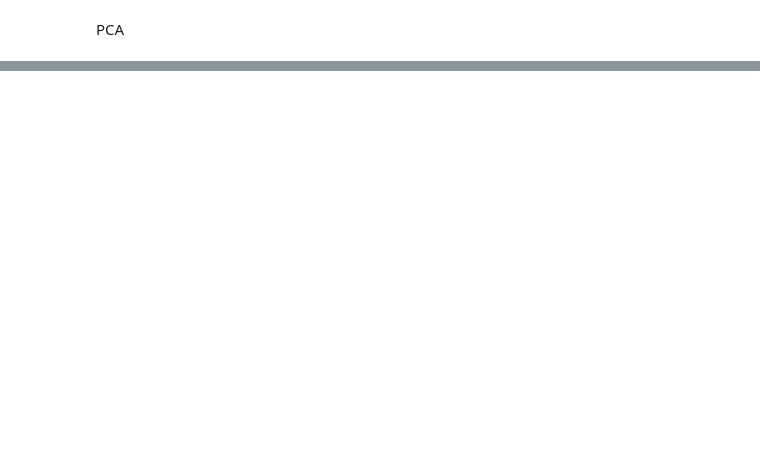
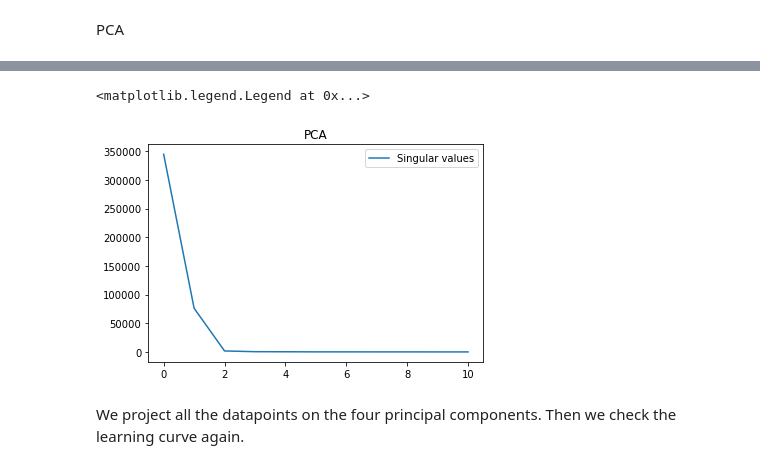
Before and after one commit to mikymaione/HousingPrices, a Jupyter notebook: Source code/HousingPrices/main.ipynb, the cells around one changed output, grey strips where cells are left out. Cells and saved outputs as stored; diff of their text form; code cells hidden in the pictures; blank space fills up the shorter version.

```diff
--- a/Source code/HousingPrices/main.ipynb
+++ b/Source code/HousingPrices/main.ipynb
@@ -132,17 +172,12 @@ PCA
 # %%
-# coef_matrix = numpy.array(coef_list)
-#
-# pca = decomposition.PCA(n_components=2)
-# pca.fit(coef_matrix)
-# coef_pca = pca.transform(coef_matrix)
-#
-# plt.scatter(coef_pca[:, 0], coef_pca[:, 1])
-# plt.show()
-#
-# pca = decomposition.PCA(n_components=2)
-# pca.fit(X)
-#
-# plt.title('PCA')
-# plt.plot(pca.singular_values_, label='Singular values')
-# plt.legend()
-# plt.show()
+pca = decomposition.PCA(n_components=X.shape[1])
+pca.fit(X)
+
+plt.title('PCA')
+plt.plot(pca.singular_values_, label='Singular values')
+plt.legend()
+# %% [output]
+<matplotlib.legend.Legend at 0x...>
+[figure, added]
+# %% [markdown]
+We project all the datapoints on the four principal components. Then we check the learning curve again.
```
Also changed, not shown: parts of 18 cells of this notebook.
